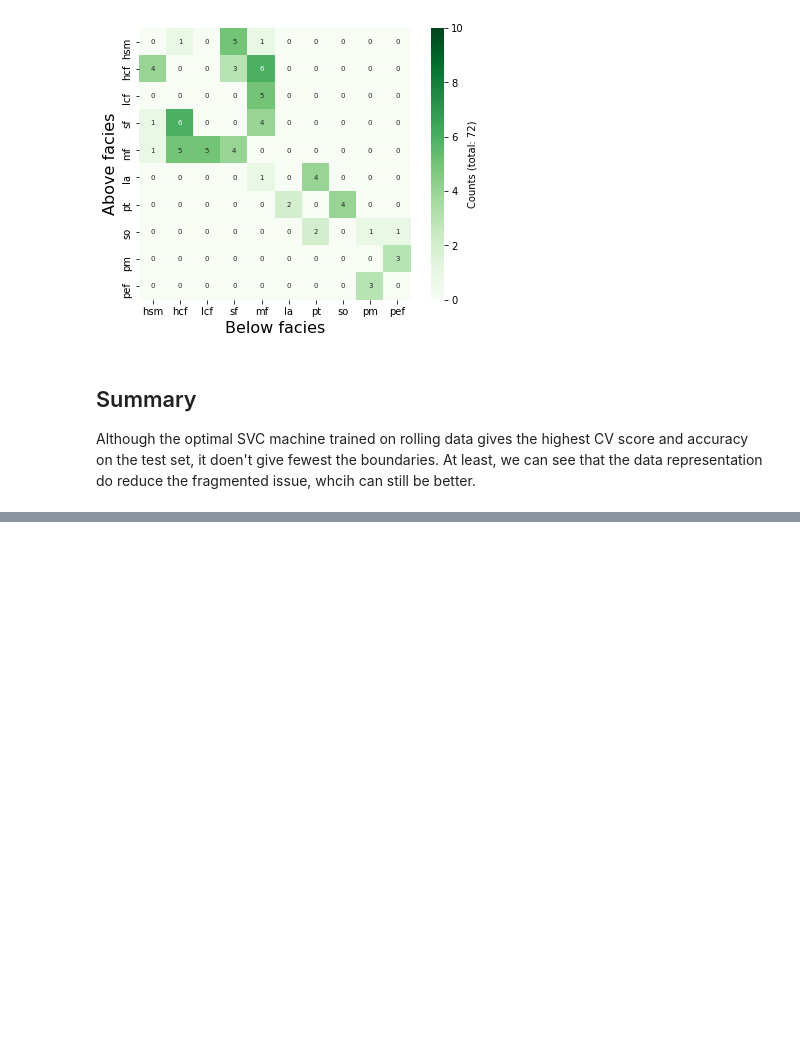
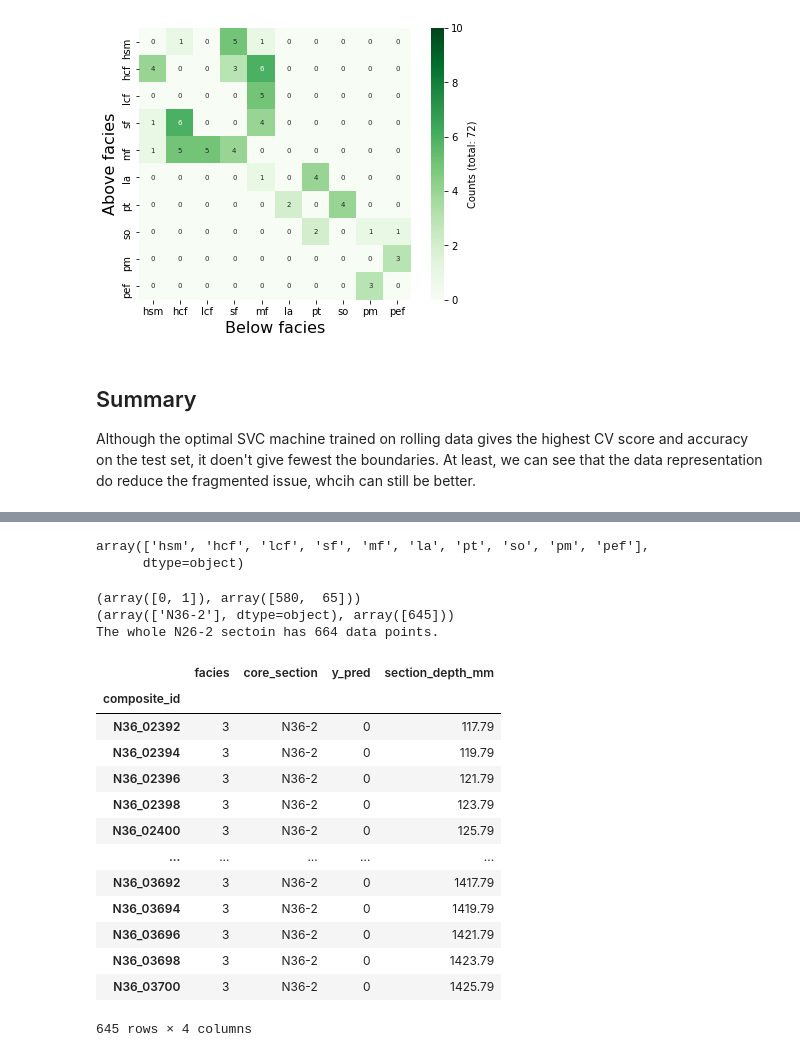
Before and after one commit to dispink/WASA-faciesXRF, a Jupyter notebook: ML_element_15.ipynb, the cells around one changed output, grey strips where cells are left out. Cells and saved outputs as stored; diff of their text form; code cells hidden in the pictures; blank space fills up the shorter version.

```diff
--- a/ML_element_15.ipynb
+++ b/ML_element_15.ipynb
@@ -753,0 +757,13 @@ Although the optimal SVC machine trained on rolling data gives the highest CV sc
+# %%
+from wasafacies import PrepareData, Split
+from joblib import load
+
+prepare = PrepareData()
+facies, id_list = prepare.create_recla()
+data_df = prepare.create_roll(facies=facies, id_list=id_list)
+model = load('models/r_roll_svc_model_20210811.joblib')
+
+X = data_df.iloc[:, :-2].values
+y = data_df['facies'].values
+groups = data_df['core_section'].values
+train_idx, test_idx = Split.train_test_split(y, groups)
@@ -753,0 +806,37 @@ Although the optimal SVC machine trained on rolling data gives the highest CV sc
+# %%
+_, unique = pd.factorize(facies)
+unique
+# %% [output]
+array(['hsm', 'hcf', 'lcf', 'sf', 'mf', 'la', 'pt', 'so', 'pm', 'pef'],
+      dtype=object)
+# %%
+sf_m = y_df[(y_df.facies == 3) & (y_df.y_pred != 3)].copy()
+print(np.unique(sf_m.y_pred, return_counts=True))
+print(np.unique(sf_m.core_section, return_counts=True))
+print('The whole N26-2 sectoin has {} data points.'.format(
+    len(y_df[y_df.core_section == 'N36-2'])))
+# %% [output]
+(array([0, 1]), array([580,  65]))
+(array(['N36-2'], dtype=object), array([645]))
+The whole N26-2 sectoin has 664 data points.
+# %%
+section_depth = pd.read_csv('data/info.cleaned.all.csv', index_col=0,
+                            usecols=['composite_id', 'section_depth_mm'],
+                            squeeze=True)
+sf_m = pd.concat([sf_m, section_depth], join='inner', axis=1)
+sf_m
+# %% [output]
+|  | facies | core_section | y_pred | section_depth_mm |
+| composite_id |  |  |  |  |
+| N36_02392 | 3 | N36-2 | 0 | 117.79 |
+| N36_02394 | 3 | N36-2 | 0 | 119.79 |
+| N36_02396 | 3 | N36-2 | 0 | 121.79 |
+| N36_02398 | 3 | N36-2 | 0 | 123.79 |
+| N36_02400 | 3 | N36-2 | 0 | 125.79 |
+| ... | ... | ... | ... | ... |
+| N36_03692 | 3 | N36-2 | 0 | 1417.79 |
+| N36_03694 | 3 | N36-2 | 0 | 1419.79 |
+| N36_03696 | 3 | N36-2 | 0 | 1421.79 |
+| N36_03698 | 3 | N36-2 | 0 | 1423.79 |
+| N36_03700 | 3 | N36-2 | 0 | 1425.79 |
+645 rows × 4 columns
```
Also changed, not shown: parts of 4 cells of this notebook.
